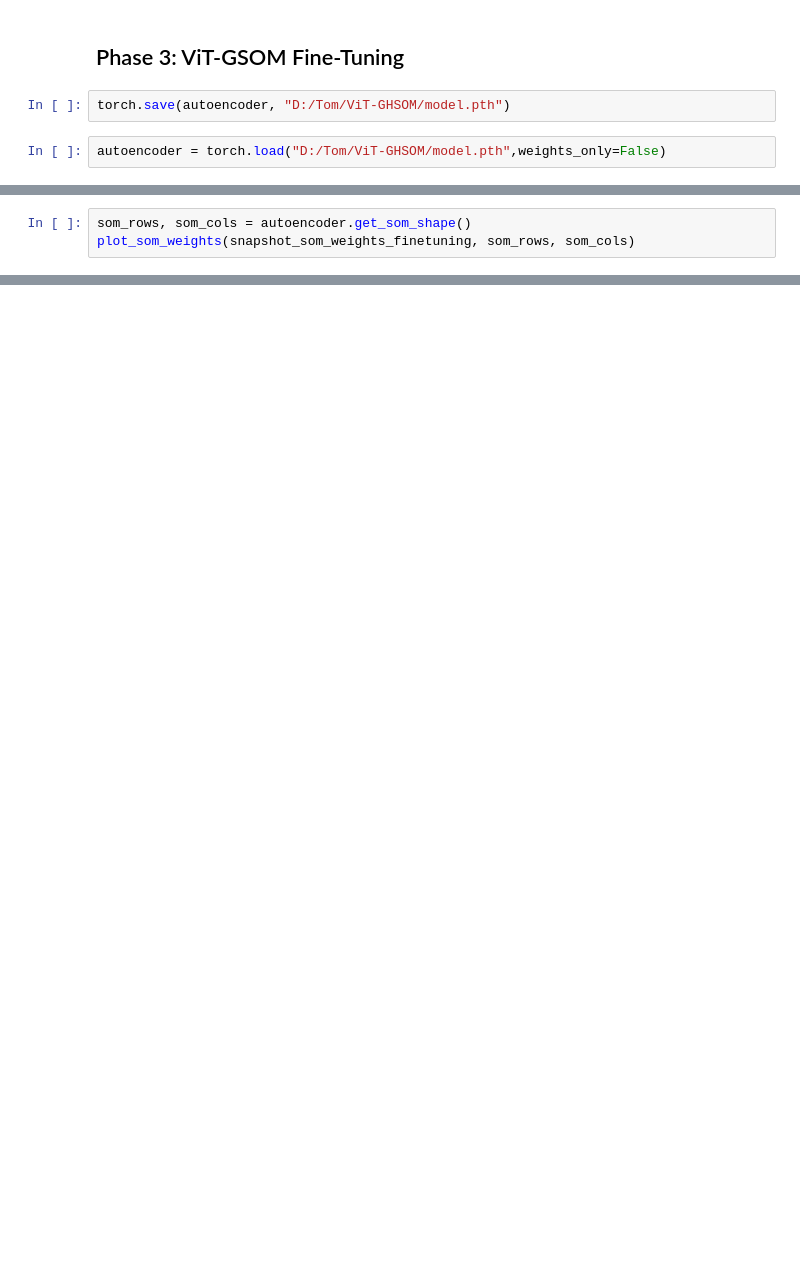
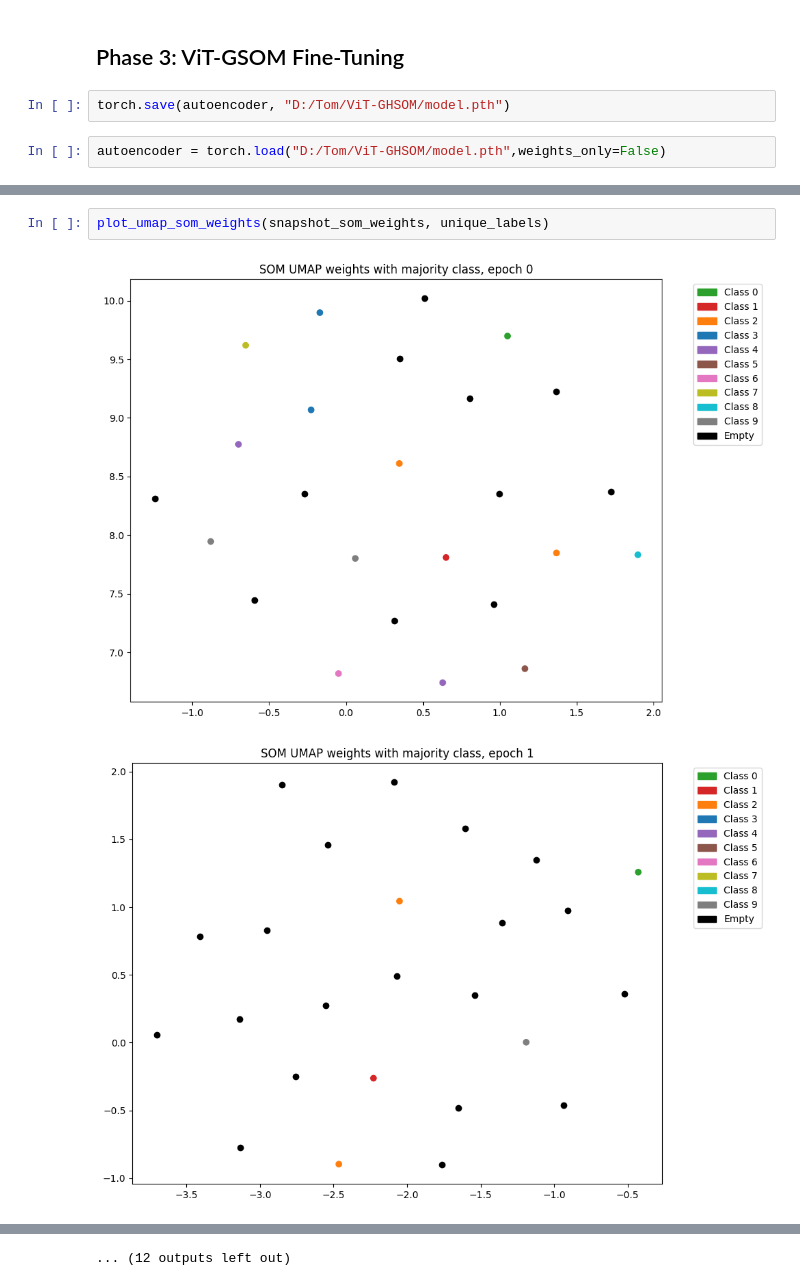
Before and after one commit to hanzltom/ViT-GHSOM, a Jupyter notebook: ViT-GSOM/ViT-GSOM_training.ipynb, the cells around one changed output, grey strips where cells are left out. Saved outputs shown, nothing was run; the diff lists cells and outputs as text; blank space fills up the shorter version.

```diff
--- a/ViT-GSOM/ViT-GSOM_training.ipynb
+++ b/ViT-GSOM/ViT-GSOM_training.ipynb
@@ -327,3 +382,5 @@ plot_umap_som_weights(snapshot_som_weights_finetuning)
-# %%
-som_rows, som_cols = autoencoder.get_som_shape()
-plot_som_weights(snapshot_som_weights_finetuning, som_rows, som_cols)
+# %%
+plot_umap_som_weights(snapshot_som_weights, unique_labels)
+# %% [output]
+[figure, added]
+[figure, added]
@@ -329,0 +397 @@ plot_som_weights(snapshot_som_weights_finetuning, som_rows, som_cols)
+... (12 outputs left out)
```
Also changed, not shown: parts of 14 cells of this notebook.
